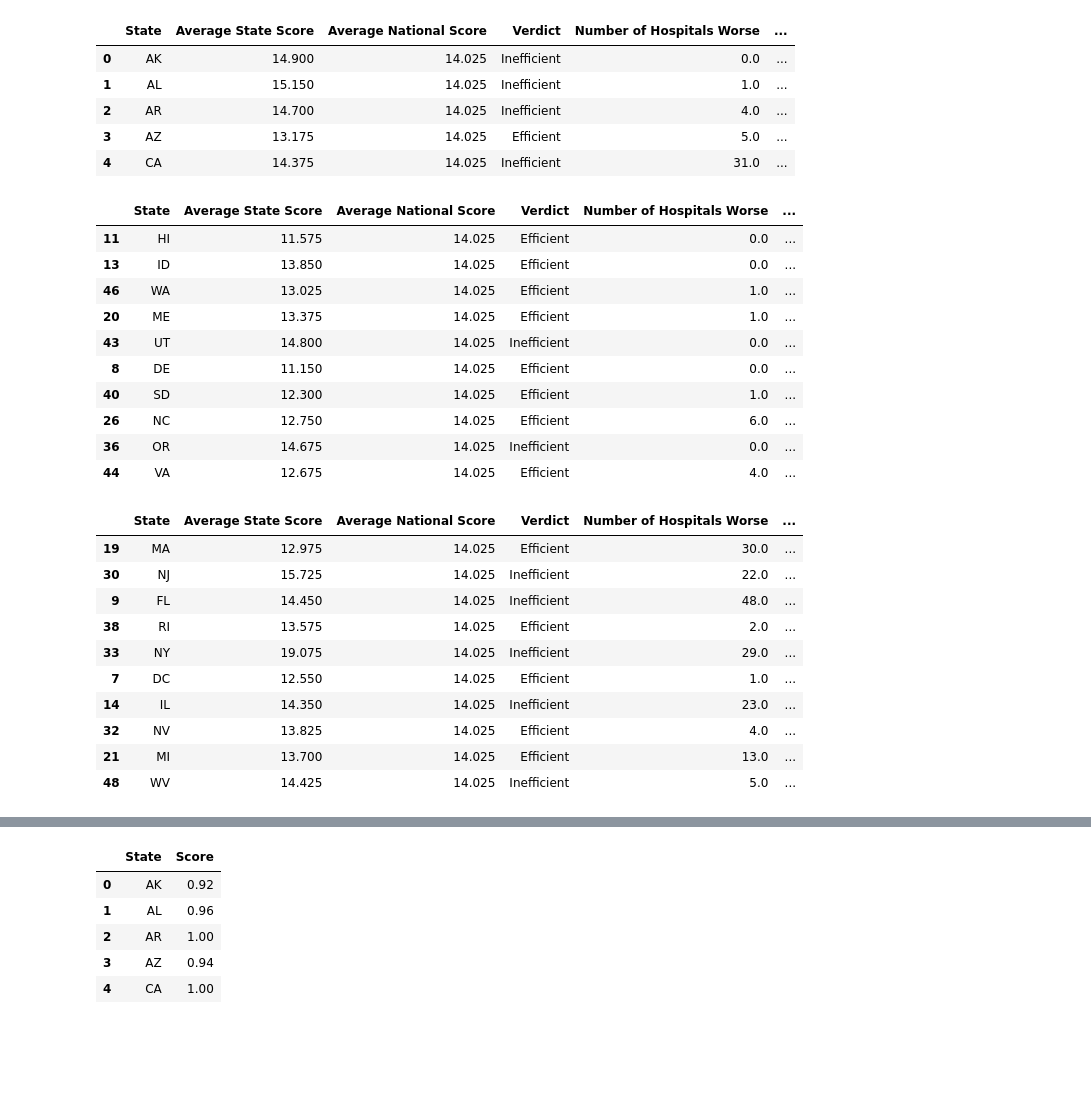
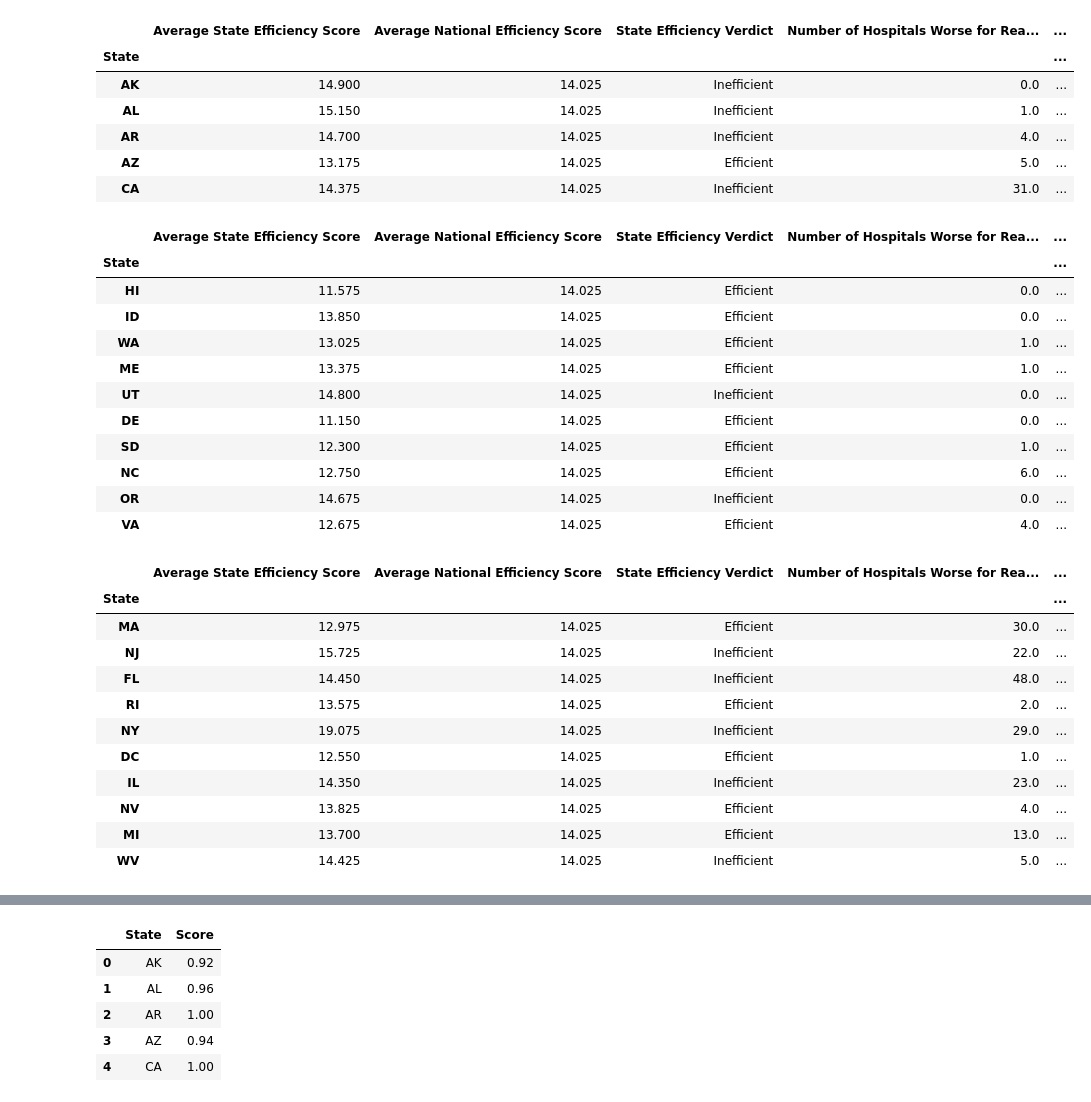
Before and after one commit to vinayvattipally-22/project-1_Group-5, a Jupyter notebook: project-1_group-5.ipynb, the cells around one changed output, grey strips where cells are left out. Saved outputs shown, nothing was run; the diff lists cells and outputs as text; code cells hidden in the pictures; blank space fills up the shorter version.

```diff
--- a/project-1_group-5.ipynb
+++ b/project-1_group-5.ipynb
@@ -33,45 +33,58 @@ del merge_df['SIR Average_x']
 del merge_df['Score_x']
 
 #rename the columns
-merge_df = merge_df.rename(columns={"SIR Average_y": "SIR Average", "Score_y": "Score"})
+merge_df = merge_df.rename(columns={"SIR Average_y": "SIR Average", "Score_y": "Score", 'Average State Score': 'Average State Efficiency Score',
+                                    'Average National Score': 'Average National Efficiency Score',
+                                    'Number of Hospitals Worse': 'Number of Hospitals Worse for Readmisson rates',
+                                    'Number of Hospitals Better': 'Number of Hospitals Better for Readmisson rates',
+                                    'Number of Hospitals Too Few': 'Number of Hospitals Too Few for Readmisson rates',
+                                    'Verdict': 'State Efficiency Verdict',
+                                    '% Outstanding Hospitals': '% Outstanding Hospitals(with low Readmisson rates)',
+                                    '% Under Performing': '% Under Performing Hospitals(with high Readmisson rates)',
+                                    '% Average Performance': '% Average Hospitals(with same Readmisson rates as National average)'})
+merge_df.set_index('State', inplace=True)
+
 
 merge_df.head()
 # %% [output]
-|  | State | Average State Score | Average National Score | Verdict | Number of Hospitals Worse | ... |
-| 0 | AK | 14.900 | 14.025 | Inefficient | 0.0 | ... |
-| 1 | AL | 15.150 | 14.025 | Inefficient | 1.0 | ... |
-| 2 | AR | 14.700 | 14.025 | Inefficient | 4.0 | ... |
-| 3 | AZ | 13.175 | 14.025 | Efficient | 5.0 | ... |
-| 4 | CA | 14.375 | 14.025 | Inefficient | 31.0 | ... |
+|  | Average State Efficiency Score | Average National Efficiency Score | State Efficiency Verdict | Number of Hospitals Worse for Rea... | ... |
+| State |  |  |  |  | ... |
+| AK | 14.900 | 14.025 | Inefficient | 0.0 | ... |
+| AL | 15.150 | 14.025 | Inefficient | 1.0 | ... |
+| AR | 14.700 | 14.025 | Inefficient | 4.0 | ... |
+| AZ | 13.175 | 14.025 | Efficient | 5.0 | ... |
+| CA | 14.375 | 14.025 | Inefficient | 31.0 | ... |
 # %%
 # Finding the top performing hospitals based on the readmission rate
-top_performing_hospitals = merge_df.sort_values('% Outstanding Hospitals', ascending=False)
+top_performing_hospitals = merge_df.sort_values('% Outstanding Hospitals(with low Readmisson rates)', ascending=False)
 top_performing_hospitals.head(10)
 # %% [output]
-|  | State | Average State Score | Average National Score | Verdict | Number of Hospitals Worse | ... |
-| 11 | HI | 11.575 | 14.025 | Efficient | 0.0 | ... |
-| 13 | ID | 13.850 | 14.025 | Efficient | 0.0 | ... |
-| 46 | WA | 13.025 | 14.025 | Efficient | 1.0 | ... |
-| 20 | ME | 13.375 | 14.025 | Efficient | 1.0 | ... |
-| 43 | UT | 14.800 | 14.025 | Inefficient | 0.0 | ... |
-| 8 | DE | 11.150 | 14.025 | Efficient | 0.0 | ... |
-| 40 | SD | 12.300 | 14.025 | Efficient | 1.0 | ... |
-| 26 | NC | 12.750 | 14.025 | Efficient | 6.0 | ... |
-| 36 | OR | 14.675 | 14.025 | Inefficient | 0.0 | ... |
-| 44 | VA | 12.675 | 14.025 | Efficient | 4.0 | ... |
+|  | Average State Efficiency Score | Average National Efficiency Score | State Efficiency Verdict | Number of Hospitals Worse for Rea... | ... |
+| State |  |  |  |  | ... |
+| HI | 11.575 | 14.025 | Efficient | 0.0 | ... |
+| ID | 13.850 | 14.025 | Efficient | 0.0 | ... |
+| WA | 13.025 | 14.025 | Efficient | 1.0 | ... |
+| ME | 13.375 | 14.025 | Efficient | 1.0 | ... |
+| UT | 14.800 | 14.025 | Inefficient | 0.0 | ... |
+| DE | 11.150 | 14.025 | Efficient | 0.0 | ... |
+| SD | 12.300 | 14.025 | Efficient | 1.0 | ... |
+| NC | 12.750 | 14.025 | Efficient | 6.0 | ... |
+| OR | 14.675 | 14.025 | Inefficient | 0.0 | ... |
+| VA | 12.675 | 14.025 | Efficient | 4.0 | ... |
 # %%
 # Finding the under performing hospitals based on the readmission rate
-under_performing_hospitals = merge_df.sort_values('% Under Performing', ascending=False)
+under_performing_hospitals = merge_df.sort_values('% Under Performing Hospitals(with high Readmisson rates)', ascending=False)
 under_performing_hospitals.head(10)
 # %% [output]
-|  | State | Average State Score | Average National Score | Verdict | Number of Hospitals Worse | ... |
-| 19 | MA | 12.975 | 14.025 | Efficient | 30.0 | ... |
-| 30 | NJ | 15.725 | 14.025 | Inefficient | 22.0 | ... |
-| 9 | FL | 14.450 | 14.025 | Inefficient | 48.0 | ... |
-| 38 | RI | 13.575 | 14.025 | Efficient | 2.0 | ... |
-| 33 | NY | 19.075 | 14.025 | Inefficient | 29.0 | ... |
-| 7 | DC | 12.550 | 14.025 | Efficient | 1.0 | ... |
-| 14 | IL | 14.350 | 14.025 | Inefficient | 23.0 | ... |
-| 32 | NV | 13.825 | 14.025 | Efficient | 4.0 | ... |
-| 21 | MI | 13.700 | 14.025 | Efficient | 13.0 | ... |
-| 48 | WV | 14.425 | 14.025 | Inefficient | 5.0 | ... |
+|  | Average State Efficiency Score | Average National Efficiency Score | State Efficiency Verdict | Number of Hospitals Worse for Rea... | ... |
+| State |  |  |  |  | ... |
+| MA | 12.975 | 14.025 | Efficient | 30.0 | ... |
+| NJ | 15.725 | 14.025 | Inefficient | 22.0 | ... |
+| FL | 14.450 | 14.025 | Inefficient | 48.0 | ... |
+| RI | 13.575 | 14.025 | Efficient | 2.0 | ... |
+| NY | 19.075 | 14.025 | Inefficient | 29.0 | ... |
+| DC | 12.550 | 14.025 | Efficient | 1.0 | ... |
+| IL | 14.350 | 14.025 | Inefficient | 23.0 | ... |
+| NV | 13.825 | 14.025 | Efficient | 4.0 | ... |
+| MI | 13.700 | 14.025 | Efficient | 13.0 | ... |
+| WV | 14.425 | 14.025 | Inefficient | 5.0 | ... |
```
Also changed, not shown: parts of 7 cells of this notebook, 7 other files.
